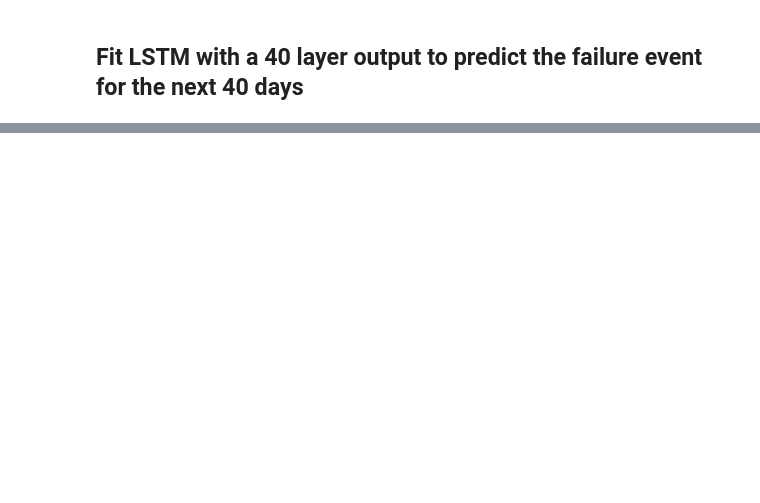
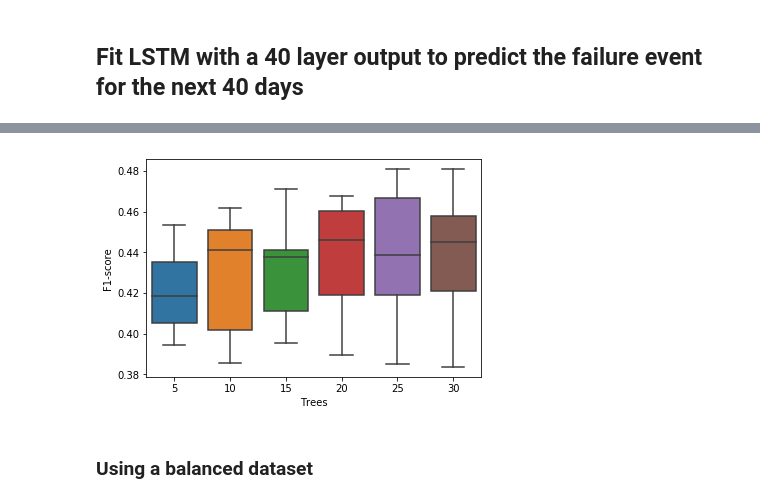
Before and after one commit to abimur-123/Canvass_codingchallenge, a Jupyter notebook: scripts/Task1.ipynb, the cells around one changed output, grey strips where cells are left out. Cells and saved outputs as stored; diff of their text form; code cells hidden in the pictures; blank space fills up the shorter version.

```diff
--- a/scripts/Task1.ipynb
+++ b/scripts/Task1.ipynb
@@ -612,0 +662,19 @@ clf.score(X_tr[0:len(X_train)-40-1],y_ls)
+# %%
+classifiers = [
+    KNeighborsClassifier(n_neighbors= 3,n_jobs= -1),
+    LinearSVC(C=0.02, class_weight='balanced'),
+    DecisionTreeClassifier(max_depth=7, class_weight='balanced'),
+    RandomForestClassifier(max_depth=10, n_estimators=20, max_features=1, class_weight='balanced'),
+    MLPClassifier(hidden_layer_sizes = (50,100,100),activation = 'logistic', alpha=0.01),
+    AdaBoostClassifier(algorithm="SAMME"),
+    GaussianNB(),
+    XGBClassifier(max_depth=10,min_child_weight=1, gamma=0, scale_pos_weight=1,objective= 'binary:logistic')]
+# %%
+import warnings
+warnings.filterwarnings('ignore')
+for name, clf in zip(names, classifiers):
+    clf.fit(X_tr, y_train_40)
+    y_pred = clf.predict(X_val)
+    print('Model name:', name)
+    target_names = ['Running', 'Failure']
+    print(classification_report(y_valid_40, y_pred, target_names=target_names))
@@ -612,0 +704,14 @@ clf.score(X_tr[0:len(X_train)-40-1],y_ls)
+# %%
+val_scores=[]
+for trees in range(5,35,5):
+    print("Fitting...")
+    print("iter", trees//5)
+    clf = RandomForestClassifier(max_depth=15,
+                                 n_estimators= trees,
+                                 class_weight='balanced')
+    validated = cross_val_score(clf,
+                                X_train_valid.loc[:,feature_names],
+                                y_train_valid_40,
+                                cv = 10,
+                                scoring = 'f1')
+    val_scores.append(validated)
@@ -612,0 +731,10 @@ clf.score(X_tr[0:len(X_train)-40-1],y_ls)
+# %%
+val_scores = pd.DataFrame(val_scores, index= [i for i in range(5,35,5)] )
+# %%
+ax = sns.boxplot(data = val_scores.T)
+ax.set(xlabel='Trees', ylabel='F1-score')
+plt.show()
+# %% [output]
+[figure, added]
+# %% [markdown]
+### Using a balanced dataset
```
Also changed, not shown: parts of 68 cells of this notebook, 5 other files.
